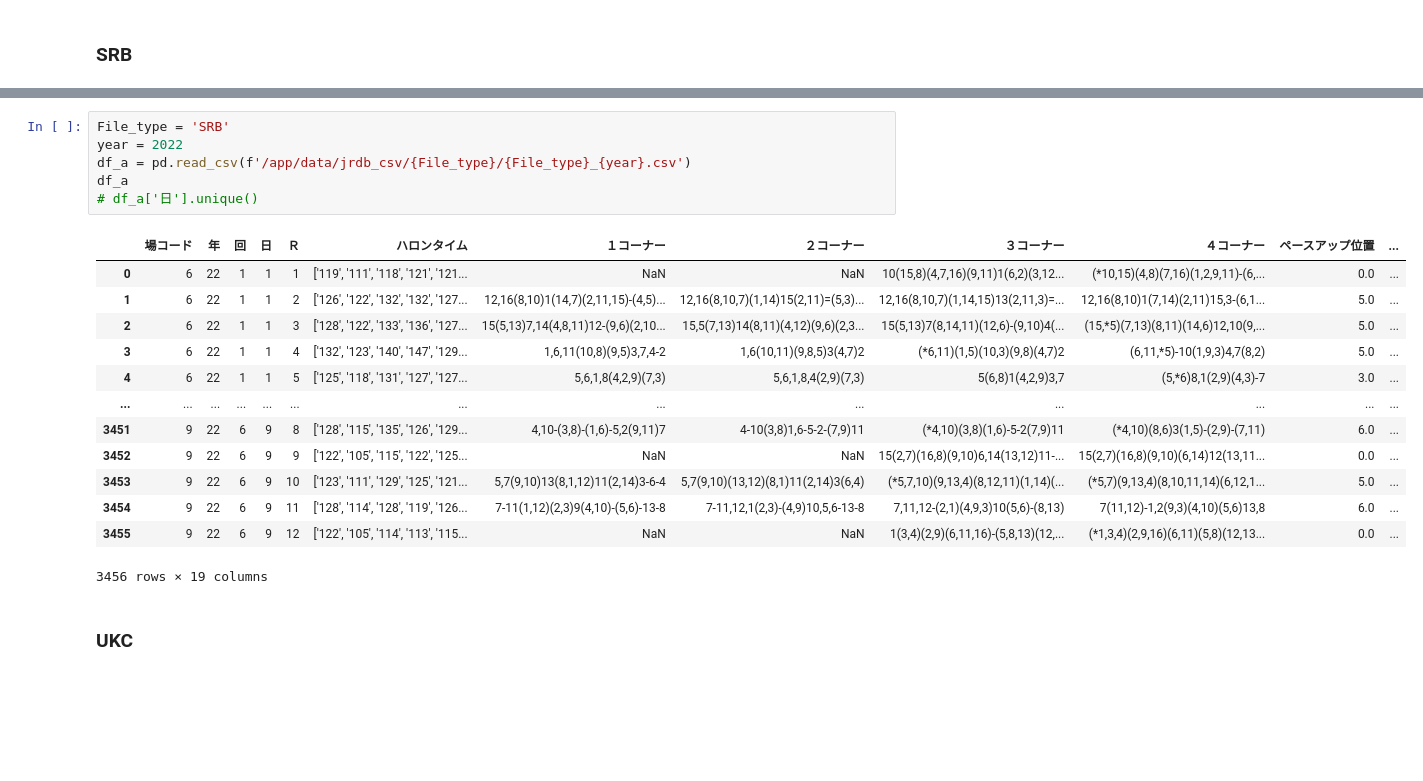
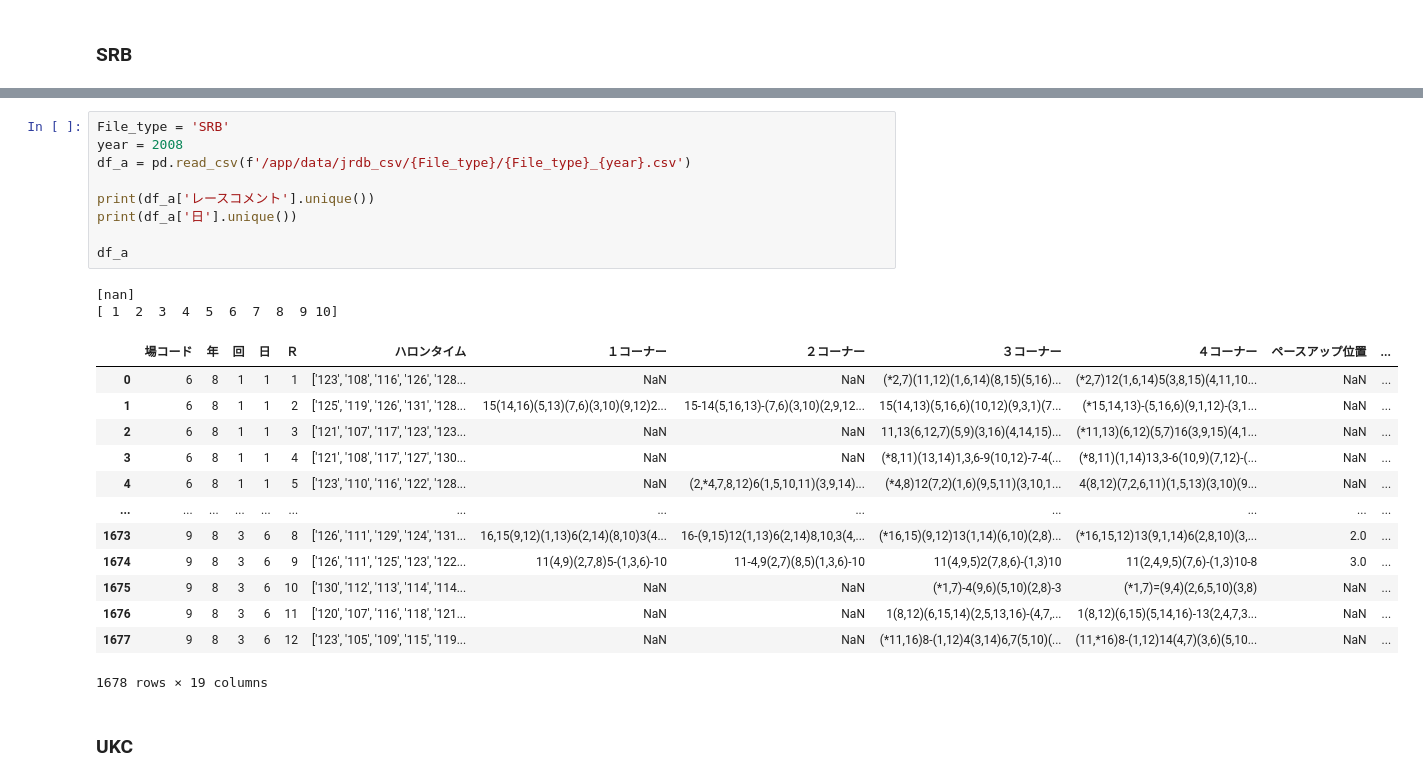
Before and after one commit to abukuma777/get_jrdb, a Jupyter notebook: data_check.ipynb, the cells around one changed output, grey strips where cells are left out. Cells and saved outputs as stored; diff of their text form; blank space fills up the shorter version.

```diff
--- a/data_check.ipynb
+++ b/data_check.ipynb
@@ -824,23 +873,28 @@ df_a
 # %%
 File_type = 'SRB'
-year = 2022
+year = 2008
 df_a = pd.read_csv(f'/app/data/jrdb_csv/{File_type}/{File_type}_{year}.csv')
+
+print(df_a['レースコメント'].unique())
+print(df_a['日'].unique())
+
 df_a
-# df_a['日'].unique()
 # %% [output]
+[nan]
+[ 1  2  3  4  5  6  7  8  9 10]
 |  | 場コード | 年 | 回 | 日 | Ｒ | ハロンタイム | １コーナー | ２コーナー | ３コーナー | ４コーナー | ペースアップ位置 | ... |
-| 0 | 6 | 22 | 1 | 1 | 1 | ['119', '111', '118', '121', '121... | NaN | NaN | 10(15,8)(4,7,16)(9,11)1(6,2)(3,12... | (*10,15)(4,8)(7,16)(1,2,9,11)-(6,... | 0.0 | ... |
-| 1 | 6 | 22 | 1 | 1 | 2 | ['126', '122', '132', '132', '127... | 12,16(8,10)1(14,7)(2,11,15)-(4,5)... | 12,16(8,10,7)(1,14)15(2,11)=(5,3)... | 12,16(8,10,7)(1,14,15)13(2,11,3)=... | 12,16(8,10)1(7,14)(2,11)15,3-(6,1... | 5.0 | ... |
-| 2 | 6 | 22 | 1 | 1 | 3 | ['128', '122', '133', '136', '127... | 15(5,13)7,14(4,8,11)12-(9,6)(2,10... | 15,5(7,13)14(8,11)(4,12)(9,6)(2,3... | 15(5,13)7(8,14,11)(12,6)-(9,10)4(... | (15,*5)(7,13)(8,11)(14,6)12,10(9,... | 5.0 | ... |
-| 3 | 6 | 22 | 1 | 1 | 4 | ['132', '123', '140', '147', '129... | 1,6,11(10,8)(9,5)3,7,4-2 | 1,6(10,11)(9,8,5)3(4,7)2 | (*6,11)(1,5)(10,3)(9,8)(4,7)2 | (6,11,*5)-10(1,9,3)4,7(8,2) | 5.0 | ... |
-| 4 | 6 | 22 | 1 | 1 | 5 | ['125', '118', '131', '127', '127... | 5,6,1,8(4,2,9)(7,3) | 5,6,1,8,4(2,9)(7,3) | 5(6,8)1(4,2,9)3,7 | (5,*6)8,1(2,9)(4,3)-7 | 3.0 | ... |
+| 0 | 6 | 8 | 1 | 1 | 1 | ['123', '108', '116', '126', '128... | NaN | NaN | (*2,7)(11,12)(1,6,14)(8,15)(5,16)... | (*2,7)12(1,6,14)5(3,8,15)(4,11,10... | NaN | ... |
+| 1 | 6 | 8 | 1 | 1 | 2 | ['125', '119', '126', '131', '128... | 15(14,16)(5,13)(7,6)(3,10)(9,12)2... | 15-14(5,16,13)-(7,6)(3,10)(2,9,12... | 15(14,13)(5,16,6)(10,12)(9,3,1)(7... | (*15,14,13)-(5,16,6)(9,1,12)-(3,1... | NaN | ... |
+| 2 | 6 | 8 | 1 | 1 | 3 | ['121', '107', '117', '123', '123... | NaN | NaN | 11,13(6,12,7)(5,9)(3,16)(4,14,15)... | (*11,13)(6,12)(5,7)16(3,9,15)(4,1... | NaN | ... |
+| 3 | 6 | 8 | 1 | 1 | 4 | ['121', '108', '117', '127', '130... | NaN | NaN | (*8,11)(13,14)1,3,6-9(10,12)-7-4(... | (*8,11)(1,14)13,3-6(10,9)(7,12)-(... | NaN | ... |
+| 4 | 6 | 8 | 1 | 1 | 5 | ['123', '110', '116', '122', '128... | NaN | (2,*4,7,8,12)6(1,5,10,11)(3,9,14)... | (*4,8)12(7,2)(1,6)(9,5,11)(3,10,1... | 4(8,12)(7,2,6,11)(1,5,13)(3,10)(9... | NaN | ... |
 | ... | ... | ... | ... | ... | ... | ... | ... | ... | ... | ... | ... | ... |
-| 3451 | 9 | 22 | 6 | 9 | 8 | ['128', '115', '135', '126', '129... | 4,10-(3,8)-(1,6)-5,2(9,11)7 | 4-10(3,8)1,6-5-2-(7,9)11 | (*4,10)(3,8)(1,6)-5-2(7,9)11 | (*4,10)(8,6)3(1,5)-(2,9)-(7,11) | 6.0 | ... |
-| 3452 | 9 | 22 | 6 | 9 | 9 | ['122', '105', '115', '122', '125... | NaN | NaN | 15(2,7)(16,8)(9,10)6,14(13,12)11-... | 15(2,7)(16,8)(9,10)(6,14)12(13,11... | 0.0 | ... |
-| 3453 | 9 | 22 | 6 | 9 | 10 | ['123', '111', '129', '125', '121... | 5,7(9,10)13(8,1,12)11(2,14)3-6-4 | 5,7(9,10)(13,12)(8,1)11(2,14)3(6,4) | (*5,7,10)(9,13,4)(8,12,11)(1,14)(... | (*5,7)(9,13,4)(8,10,11,14)(6,12,1... | 5.0 | ... |
-| 3454 | 9 | 22 | 6 | 9 | 11 | ['128', '114', '128', '119', '126... | 7-11(1,12)(2,3)9(4,10)-(5,6)-13-8 | 7-11,12,1(2,3)-(4,9)10,5,6-13-8 | 7,11,12-(2,1)(4,9,3)10(5,6)-(8,13) | 7(11,12)-1,2(9,3)(4,10)(5,6)13,8 | 6.0 | ... |
-| 3455 | 9 | 22 | 6 | 9 | 12 | ['122', '105', '114', '113', '115... | NaN | NaN | 1(3,4)(2,9)(6,11,16)-(5,8,13)(12,... | (*1,3,4)(2,9,16)(6,11)(5,8)(12,13... | 0.0 | ... |
+| 1673 | 9 | 8 | 3 | 6 | 8 | ['126', '111', '129', '124', '131... | 16,15(9,12)(1,13)6(2,14)(8,10)3(4... | 16-(9,15)12(1,13)6(2,14)8,10,3(4,... | (*16,15)(9,12)13(1,14)(6,10)(2,8)... | (*16,15,12)13(9,1,14)6(2,8,10)(3,... | 2.0 | ... |
+| 1674 | 9 | 8 | 3 | 6 | 9 | ['126', '111', '125', '123', '122... | 11(4,9)(2,7,8)5-(1,3,6)-10 | 11-4,9(2,7)(8,5)(1,3,6)-10 | 11(4,9,5)2(7,8,6)-(1,3)10 | 11(2,4,9,5)(7,6)-(1,3)10-8 | 3.0 | ... |
+| 1675 | 9 | 8 | 3 | 6 | 10 | ['130', '112', '113', '114', '114... | NaN | NaN | (*1,7)-4(9,6)(5,10)(2,8)-3 | (*1,7)=(9,4)(2,6,5,10)(3,8) | NaN | ... |
+| 1676 | 9 | 8 | 3 | 6 | 11 | ['120', '107', '116', '118', '121... | NaN | NaN | 1(8,12)(6,15,14)(2,5,13,16)-(4,7,... | 1(8,12)(6,15)(5,14,16)-13(2,4,7,3... | NaN | ... |
+| 1677 | 9 | 8 | 3 | 6 | 12 | ['123', '105', '109', '115', '119... | NaN | NaN | (*11,16)8-(1,12)4(3,14)6,7(5,10)(... | (11,*16)8-(1,12)14(4,7)(3,6)(5,10... | NaN | ... |
-3456 rows × 19 columns
+1678 rows × 19 columns
 # %% [markdown]
 ### UKC
 # %%
```
Also changed, not shown: parts of 2 cells of this notebook, 2 other files.
